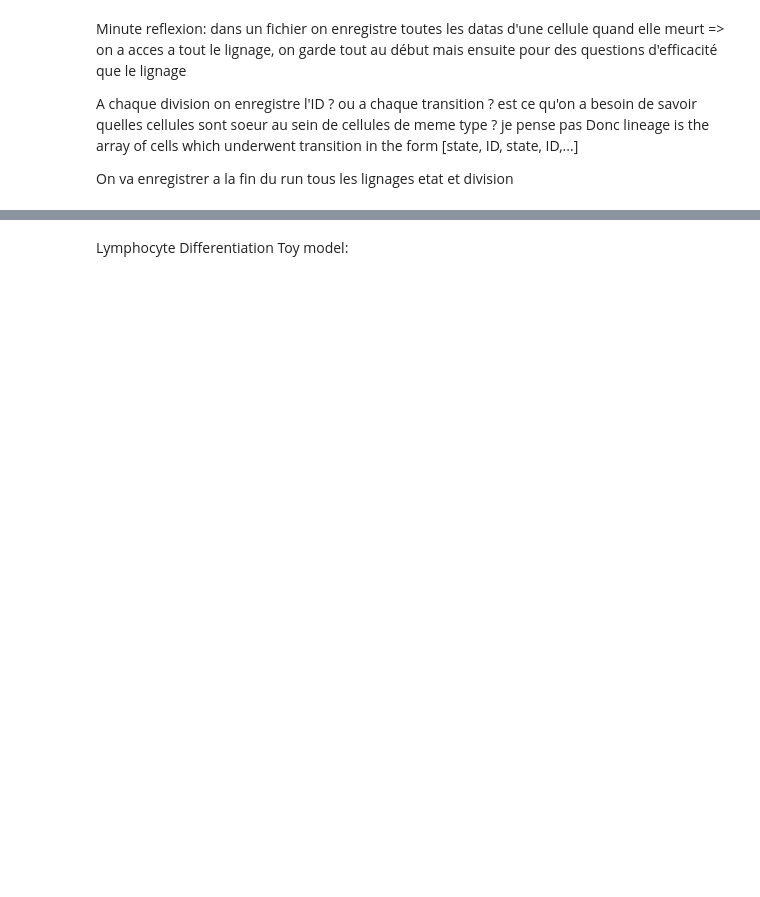
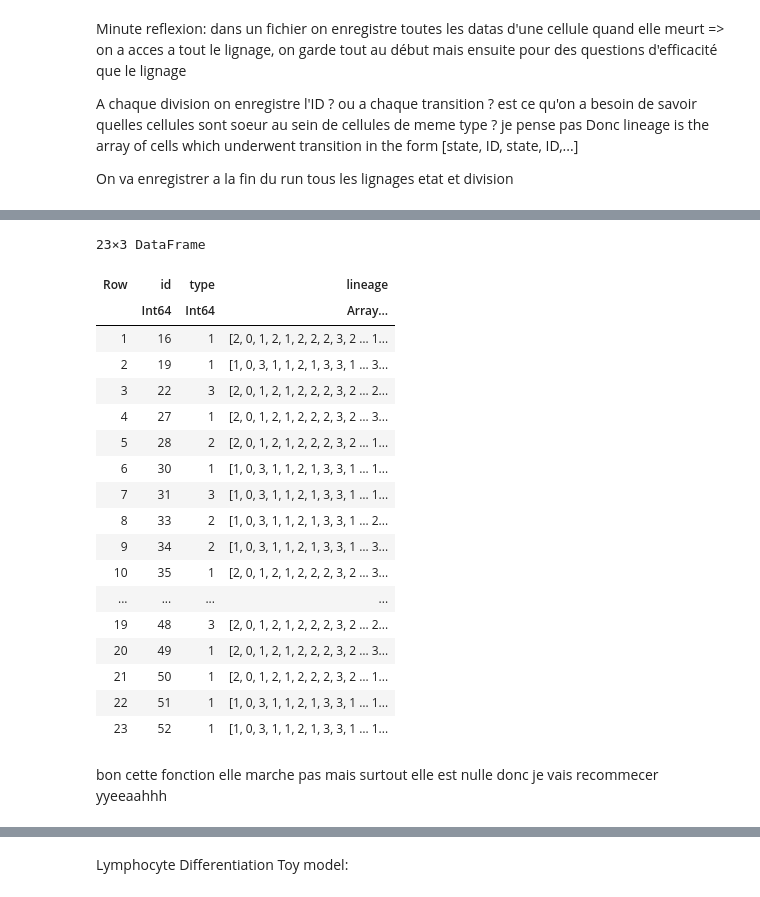
Before and after one commit to AmbreCPES/Stage, a Jupyter notebook: notebook_multivariate.ipynb, the cells around one changed output, grey strips where cells are left out. Saved outputs shown, nothing was run; the diff lists cells and outputs as text; code cells hidden in the pictures; blank space fills up the shorter version.

```diff
--- a/notebook_multivariate.ipynb
+++ b/notebook_multivariate.ipynb
@@ -311,0 +295,16 @@ using NetworkLayout
+# %%
+#cell.lineage is in the form of an array recording every transition and division in the form of [id, step, type, id, step, type, ...]
+for cell in 1:nrow(data)
+    lineage_data = copy(data[!, :lineage][cell])
+    type = lineage_data[[3 + 3*i for i in 0:(Int(length(lineage_data)/3) - 1)]]
+    id = lineage_data[[1 + 3*i for i in 0:(Int(length(lineage_data)/3) - 1)]]
+
+    division_id = [id[1]]
+    division_type = [type[1]]
+    for i in 2:length(type)
+        if id[i] != id[i - 1]
+            push!(division_id, id[i])
+            push!(division_type, type[i])
+        end
+    end
+end
@@ -311,0 +498,28 @@ using NetworkLayout
+# %%
+cell0 = [[1], [2]]
+n_steps = 100
+life = initialize_model(cell0, Parameters2, n_steps)
+
+adata = [:type, :lineage]
+
+data1 = custom_run!(life, life_step!, model_step!, adata)
+# %% [output]
+23×3 DataFrame
+| Row | id | type | lineage |
+|  | Int64 | Int64 | Array… |
+| 1 | 16 | 1 | [2, 0, 1, 2, 1, 2, 2, 2, 3, 2 … 1... |
+| 2 | 19 | 1 | [1, 0, 3, 1, 1, 2, 1, 3, 3, 1 … 3... |
+| 3 | 22 | 3 | [2, 0, 1, 2, 1, 2, 2, 2, 3, 2 … 2... |
+| 4 | 27 | 1 | [2, 0, 1, 2, 1, 2, 2, 2, 3, 2 … 3... |
+| 5 | 28 | 2 | [2, 0, 1, 2, 1, 2, 2, 2, 3, 2 … 1... |
+| 6 | 30 | 1 | [1, 0, 3, 1, 1, 2, 1, 3, 3, 1 … 1... |
+| 7 | 31 | 3 | [1, 0, 3, 1, 1, 2, 1, 3, 3, 1 … 1... |
+| 8 | 33 | 2 | [1, 0, 3, 1, 1, 2, 1, 3, 3, 1 … 2... |
+| 9 | 34 | 2 | [1, 0, 3, 1, 1, 2, 1, 3, 3, 1 … 3... |
+| 10 | 35 | 1 | [2, 0, 1, 2, 1, 2, 2, 2, 3, 2 … 3... |
+| ... | ... | ... | ... |
+| 19 | 48 | 3 | [2, 0, 1, 2, 1, 2, 2, 2, 3, 2 … 2... |
+| 20 | 49 | 1 | [2, 0, 1, 2, 1, 2, 2, 2, 3, 2 … 3... |
+| 21 | 50 | 1 | [2, 0, 1, 2, 1, 2, 2, 2, 3, 2 … 1... |
+| 22 | 51 | 1 | [1, 0, 3, 1, 1, 2, 1, 3, 3, 1 … 1... |
+| 23 | 52 | 1 | [1, 0, 3, 1, 1, 2, 1, 3, 3, 1 … 1... |
@@ -311,0 +553,2 @@ using NetworkLayout
+# %% [markdown]
+bon cette fonction elle marche pas mais surtout elle est nulle donc je vais recommecer yyeeaahhh
```
Also changed, not shown: parts of 30 cells of this notebook.
